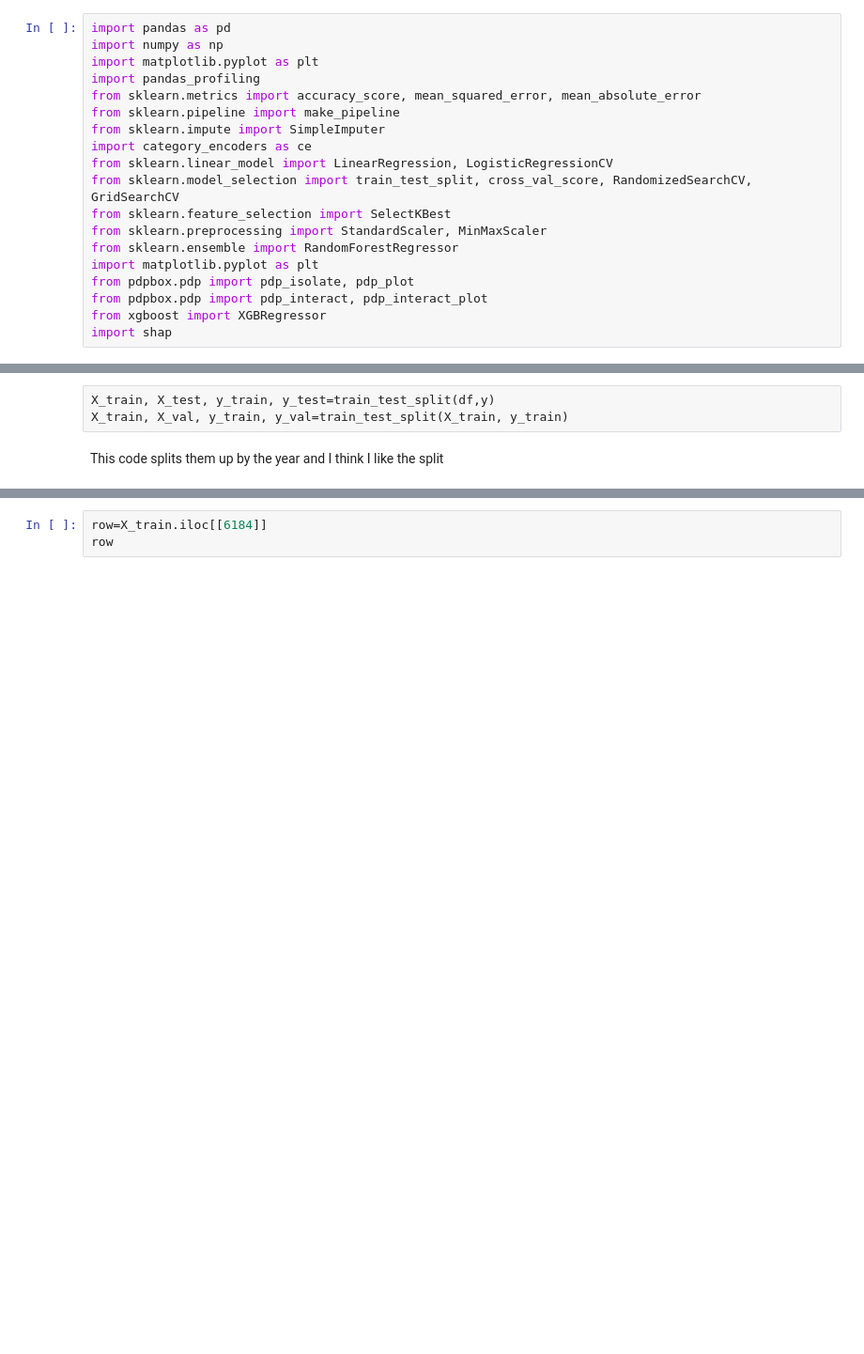
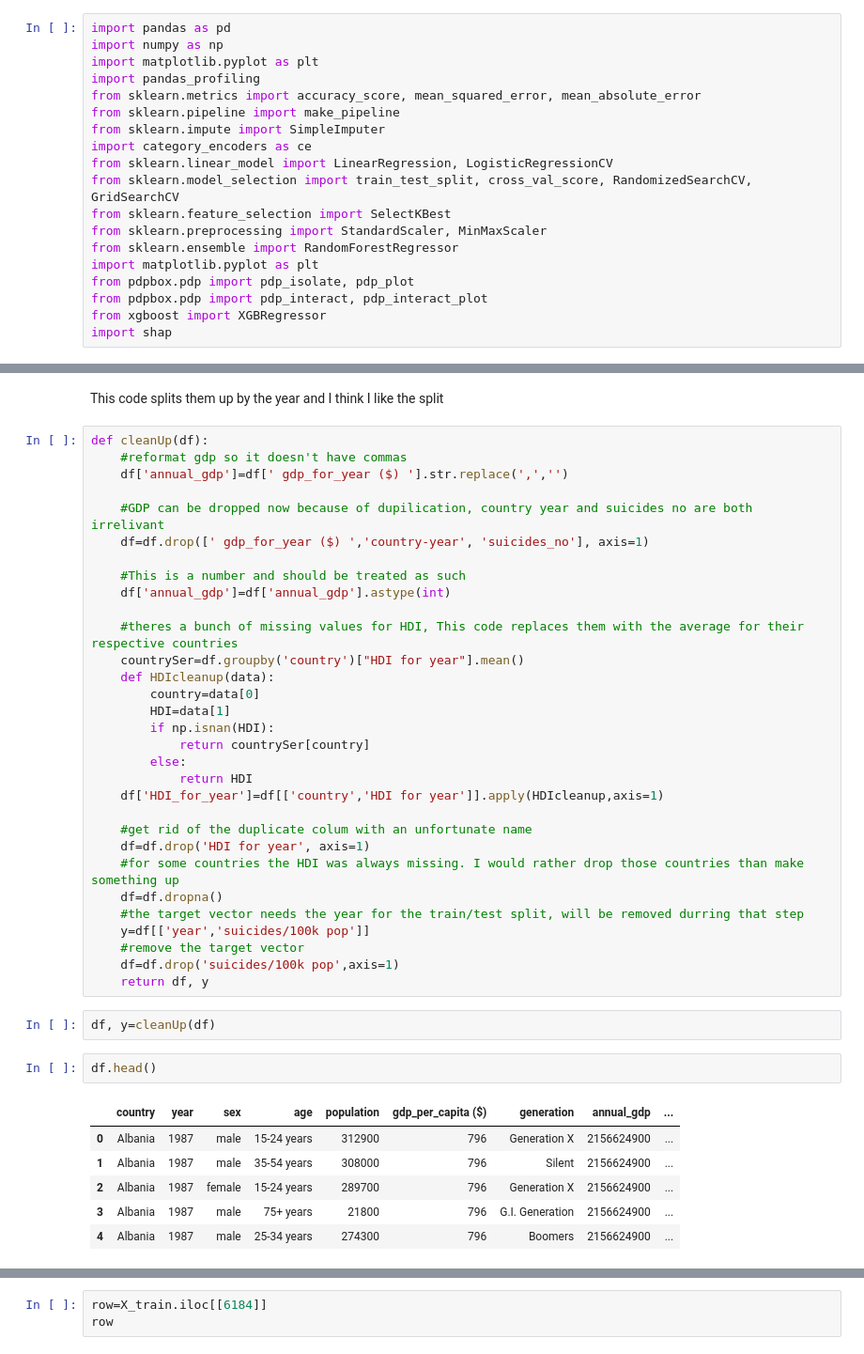
Before and after one commit to eyvonne/Unit_2_Project, a Jupyter notebook: Suicides/Modeling-Copy1.ipynb, the cells around one changed output, grey strips where cells are left out. Shown at 94% size. Saved outputs shown, nothing was run; the diff lists cells and outputs as text; blank space fills up the shorter version.

```diff
--- a/Suicides/Modeling-Copy1.ipynb
+++ b/Suicides/Modeling-Copy1.ipynb
@@ -57,6 +35,45 @@ df.describe()
-# %% [raw]
-X_train, X_test, y_train, y_test=train_test_split(df,y)
-X_train, X_val, y_train, y_val=train_test_split(X_train, y_train)
 # %% [markdown]
 This code splits them up by the year and I think I like the split
+# %%
+def cleanUp(df):
+    #reformat gdp so it doesn't have commas
+    df['annual_gdp']=df[' gdp_for_year ($) '].str.replace(',','')
+
+    #GDP can be dropped now because of dupilication, country year and suicides no are both irrelivant
+    df=df.drop([' gdp_for_year ($) ','country-year', 'suicides_no'], axis=1)
+
+    #This is a number and should be treated as such
+    df['annual_gdp']=df['annual_gdp'].astype(int)
+
+    #theres a bunch of missing values for HDI, This code replaces them with the average for their respective countries
+    countrySer=df.groupby('country')["HDI for year"].mean()
+    def HDIcleanup(data):
+        country=data[0]
+        HDI=data[1]
+        if np.isnan(HDI):
+            return countrySer[country]
+        else:
+            return HDI
+    df['HDI_for_year']=df[['country','HDI for year']].apply(HDIcleanup,axis=1)
+
+    #get rid of the duplicate colum with an unfortunate name
+    df=df.drop('HDI for year', axis=1)
+    #for some countries the HDI was always missing. I would rather drop those countries than make something up
+    df=df.dropna()
+    #the target vector needs the year for the train/test split, will be removed durring that step
+    y=df[['year','suicides/100k pop']]
+    #remove the target vector
+    df=df.drop('suicides/100k pop',axis=1)
+    return df, y
+# %%
+df, y=cleanUp(df)
+# %%
+df.head()
+# %% [output]
+|  | country | year | sex | age | population | gdp_per_capita ($) | generation | annual_gdp | ... |
+| 0 | Albania | 1987 | male | 15-24 years | 312900 | 796 | Generation X | 2156624900 | ... |
+| 1 | Albania | 1987 | male | 35-54 years | 308000 | 796 | Silent | 2156624900 | ... |
+| 2 | Albania | 1987 | female | 15-24 years | 289700 | 796 | Generation X | 2156624900 | ... |
+| 3 | Albania | 1987 | male | 75+ years | 21800 | 796 | G.I. Generation | 2156624900 | ... |
+| 4 | Albania | 1987 | male | 25-34 years | 274300 | 796 | Boomers | 2156624900 | ... |
 # %%
```
Also changed, not shown: parts of 42 cells of this notebook, 1 other file.
